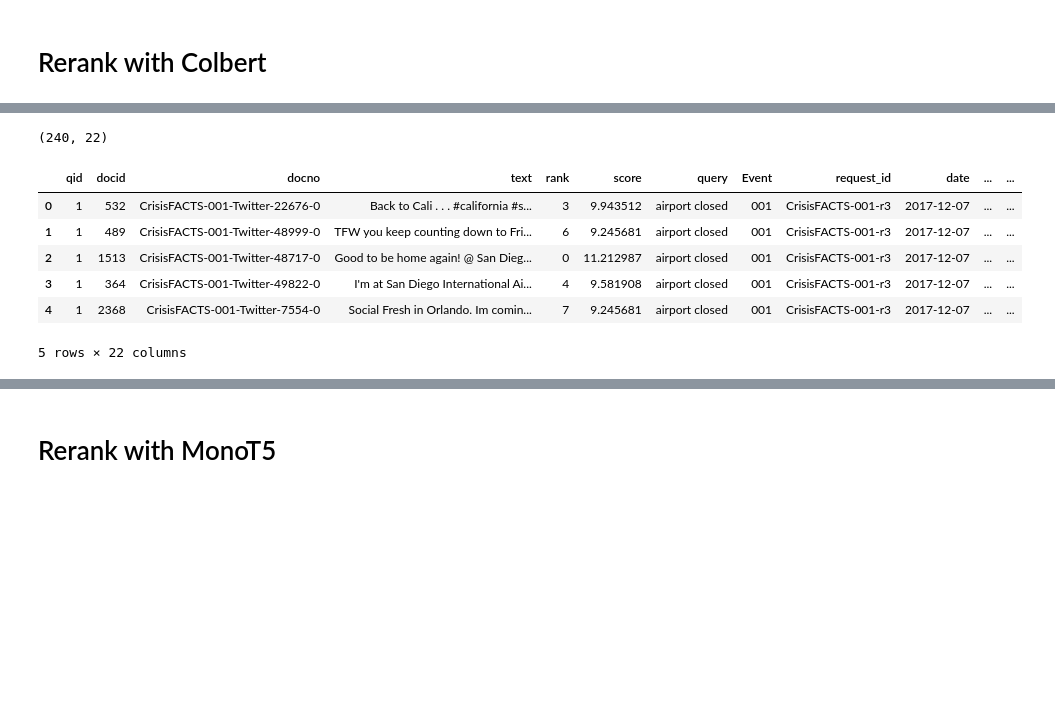
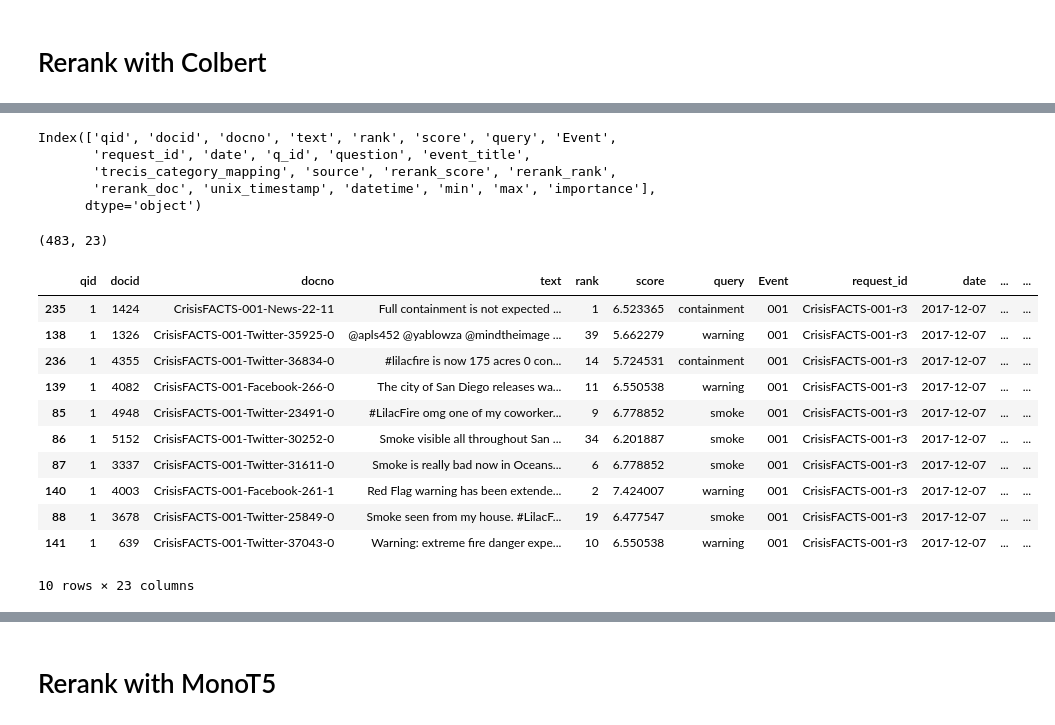
Before and after one commit to jaehobahng/crisisfacts_summarization, a Jupyter notebook: example.ipynb, the cells around one changed output, grey strips where cells are left out. Saved outputs shown, nothing was run; the diff lists cells and outputs as text; code cells hidden in the pictures; blank space fills up the shorter version.

```diff
--- a/example.ipynb
+++ b/example.ipynb
@@ -35,7 +35,7 @@ os.environ['IR_DATASETS_HOME'] = './'
 - For multiple events must input like '001,002,003'
 - If you want all days and not just the first few delete days parameter
 # %%
-eventsMeta = get_eventsMeta(eventNoList='001', days=1)
+eventsMeta = get_eventsMeta(eventNoList='001', days=2)
 # %% [markdown]
 # Rerank with Colbert
 # %%
@@ -56,14 +99,27 @@ crisisfacts/001/2017-12-07  processing
+# %%
+final_df.columns
+# %% [output]
+Index(['qid', 'docid', 'docno', 'text', 'rank', 'score', 'query', 'Event',
+       'request_id', 'date', 'q_id', 'question', 'event_title',
+       'trecis_category_mapping', 'source', 'rerank_score', 'rerank_rank',
+       'rerank_doc', 'unix_timestamp', 'datetime', 'min', 'max', 'importance'],
+      dtype='object')
 # %%
 final_df.shape
 # %% [output]
-(240, 22)
+(483, 23)
 # %%
-final_df.head()
+final_df.head(10)
 # %% [output]
 |  | qid | docid | docno | text | rank | score | query | Event | request_id | date | ... | ... |
-| 0 | 1 | 532 | CrisisFACTS-001-Twitter-22676-0 | Back to Cali . . . #california #s... | 3 | 9.943512 | airport closed | 001 | CrisisFACTS-001-r3 | 2017-12-07 | ... | ... |
-| 1 | 1 | 489 | CrisisFACTS-001-Twitter-48999-0 | TFW you keep counting down to Fri... | 6 | 9.245681 | airport closed | 001 | CrisisFACTS-001-r3 | 2017-12-07 | ... | ... |
-| 2 | 1 | 1513 | CrisisFACTS-001-Twitter-48717-0 | Good to be home again! @ San Dieg... | 0 | 11.212987 | airport closed | 001 | CrisisFACTS-001-r3 | 2017-12-07 | ... | ... |
-| 3 | 1 | 364 | CrisisFACTS-001-Twitter-49822-0 | I'm at San Diego International Ai... | 4 | 9.581908 | airport closed | 001 | CrisisFACTS-001-r3 | 2017-12-07 | ... | ... |
-| 4 | 1 | 2368 | CrisisFACTS-001-Twitter-7554-0 | Social Fresh in Orlando. Im comin... | 7 | 9.245681 | airport closed | 001 | CrisisFACTS-001-r3 | 2017-12-07 | ... | ... |
+| 235 | 1 | 1424 | CrisisFACTS-001-News-22-11 | Full containment is not expected ... | 1 | 6.523365 | containment | 001 | CrisisFACTS-001-r3 | 2017-12-07 | ... | ... |
+| 138 | 1 | 1326 | CrisisFACTS-001-Twitter-35925-0 | @apls452 @yablowza @mindtheimage ... | 39 | 5.662279 | warning | 001 | CrisisFACTS-001-r3 | 2017-12-07 | ... | ... |
+| 236 | 1 | 4355 | CrisisFACTS-001-Twitter-36834-0 | #lilacfire is now 175 acres 0 con... | 14 | 5.724531 | containment | 001 | CrisisFACTS-001-r3 | 2017-12-07 | ... | ... |
+| 139 | 1 | 4082 | CrisisFACTS-001-Facebook-266-0 | The city of San Diego releases wa... | 11 | 6.550538 | warning | 001 | CrisisFACTS-001-r3 | 2017-12-07 | ... | ... |
+| 85 | 1 | 4948 | CrisisFACTS-001-Twitter-23491-0 | #LilacFire omg one of my coworker... | 9 | 6.778852 | smoke | 001 | CrisisFACTS-001-r3 | 2017-12-07 | ... | ... |
+| 86 | 1 | 5152 | CrisisFACTS-001-Twitter-30252-0 | Smoke visible all throughout San ... | 34 | 6.201887 | smoke | 001 | CrisisFACTS-001-r3 | 2017-12-07 | ... | ... |
+| 87 | 1 | 3337 | CrisisFACTS-001-Twitter-31611-0 | Smoke is really bad now in Oceans... | 6 | 6.778852 | smoke | 001 | CrisisFACTS-001-r3 | 2017-12-07 | ... | ... |
+| 140 | 1 | 4003 | CrisisFACTS-001-Facebook-261-1 | Red Flag warning has been extende... | 2 | 7.424007 | warning | 001 | CrisisFACTS-001-r3 | 2017-12-07 | ... | ... |
+| 88 | 1 | 3678 | CrisisFACTS-001-Twitter-25849-0 | Smoke seen from my house. #LilacF... | 19 | 6.477547 | smoke | 001 | CrisisFACTS-001-r3 | 2017-12-07 | ... | ... |
+| 141 | 1 | 639 | CrisisFACTS-001-Twitter-37043-0 | Warning: extreme fire danger expe... | 10 | 6.550538 | warning | 001 | CrisisFACTS-001-r3 | 2017-12-07 | ... | ... |
-5 rows × 22 columns
+10 rows × 23 columns
```
Also changed, not shown: parts of 9 cells of this notebook, 2 other files.
